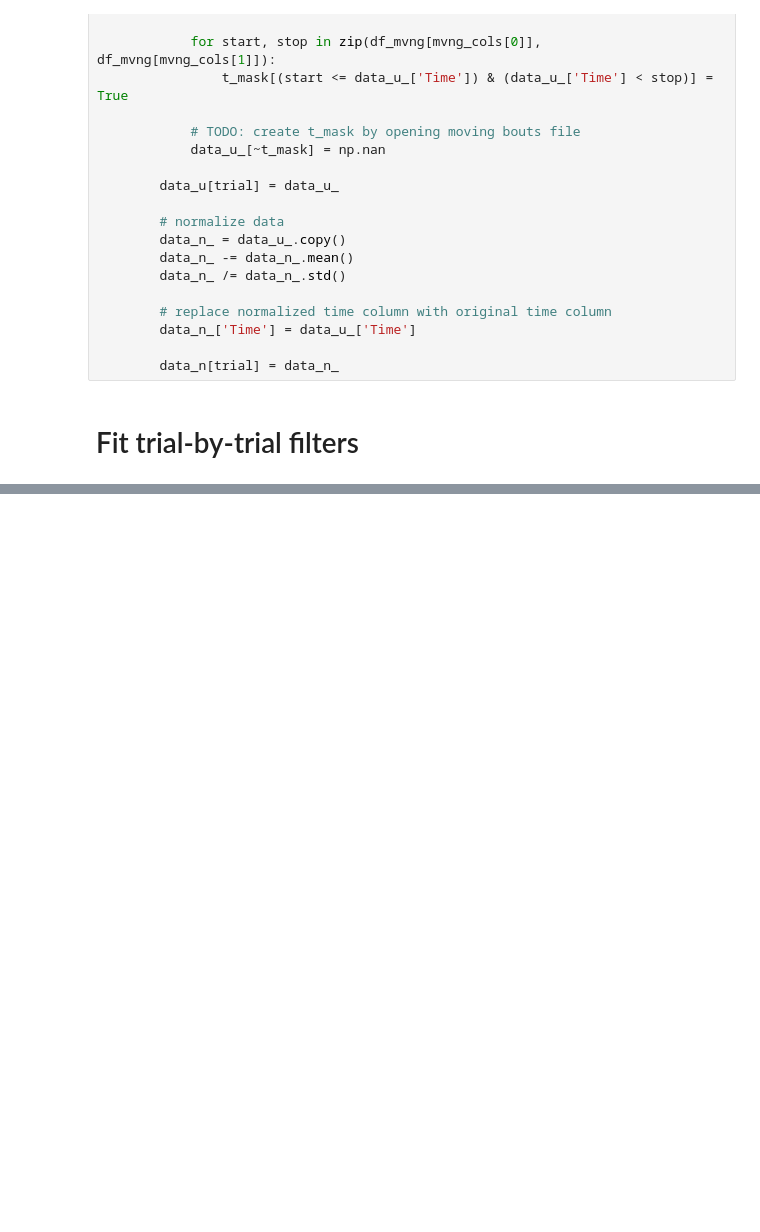
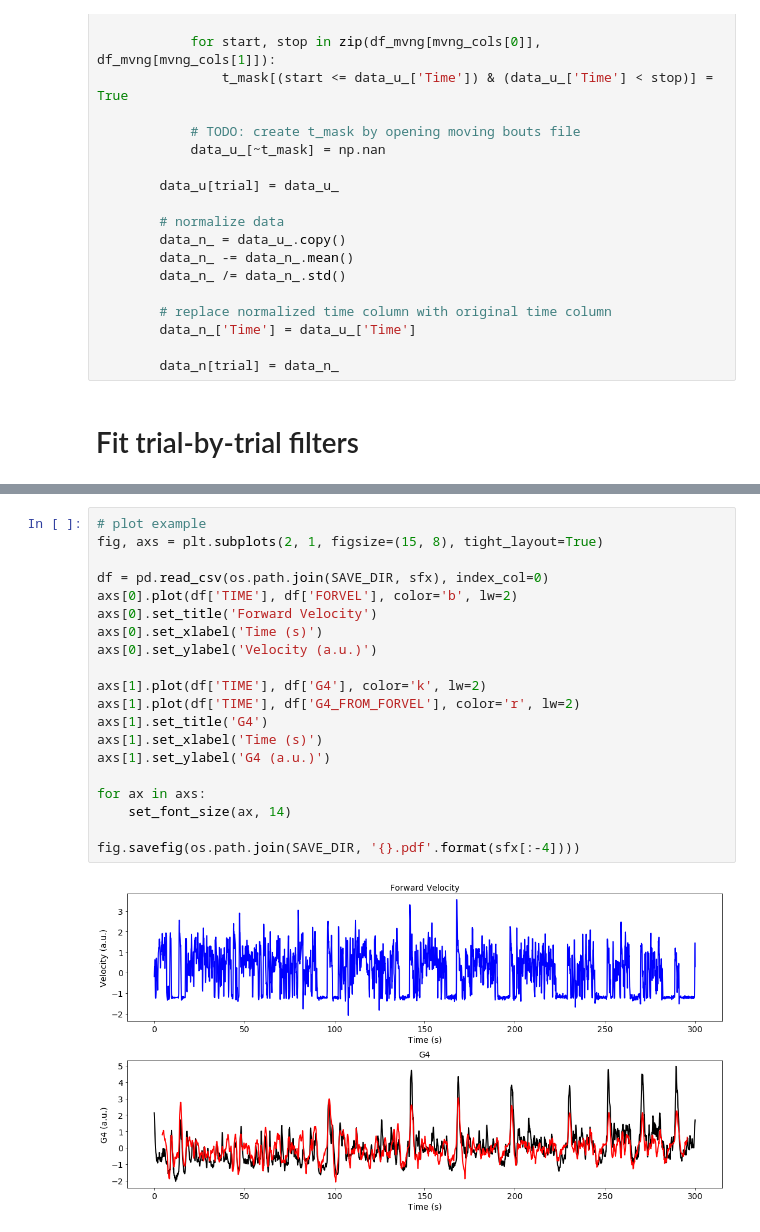
Before and after one commit to rkp8000/mushroom_mushroom, a Jupyter notebook: 2A_behav_filters.ipynb, the cells around one changed output, grey strips where cells are left out. Saved outputs shown, nothing was run; the diff lists cells and outputs as text; blank space fills up the shorter version.

```diff
--- a/2A_behav_filters.ipynb
+++ b/2A_behav_filters.ipynb
@@ -145,3 +169,25 @@ Not enough valid data points.
+# %%
+# plot example
+fig, axs = plt.subplots(2, 1, figsize=(15, 8), tight_layout=True)
+
+df = pd.read_csv(os.path.join(SAVE_DIR, sfx), index_col=0)
+axs[0].plot(df['TIME'], df['FORVEL'], color='b', lw=2)
+axs[0].set_title('Forward Velocity')
+axs[0].set_xlabel('Time (s)')
+axs[0].set_ylabel('Velocity (a.u.)')
+
+axs[1].plot(df['TIME'], df['G4'], color='k', lw=2)
+axs[1].plot(df['TIME'], df['G4_FROM_FORVEL'], color='r', lw=2)
+axs[1].set_title('G4')
+axs[1].set_xlabel('Time (s)')
+axs[1].set_ylabel('G4 (a.u.)')
+
+for ax in axs:
+    set_font_size(ax, 14)
+
+fig.savefig(os.path.join(SAVE_DIR, '{}.pdf'.format(sfx[:-4])))
+# %% [output]
+[figure, added]
 # %%
 # plot filters
 y_lim = (-.1, .1)
```
Also changed, not shown: parts of 3 cells of this notebook.
